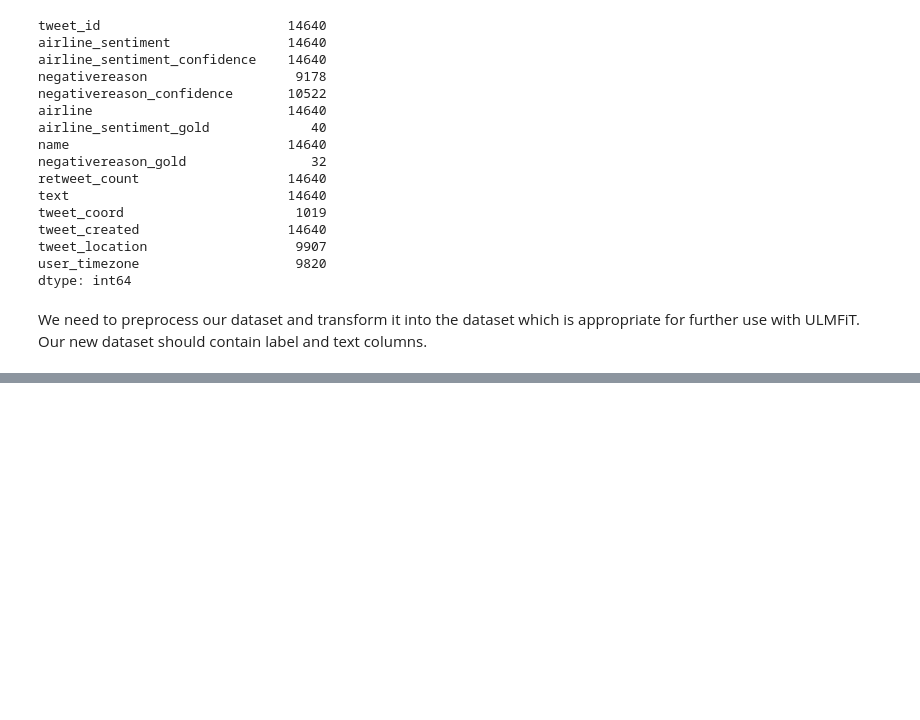
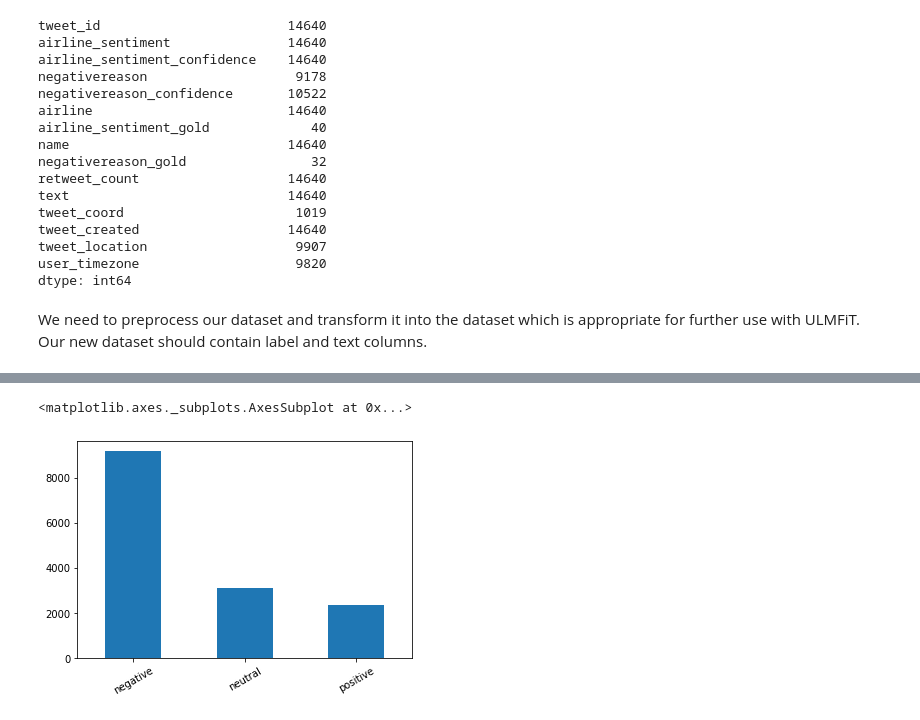
Before and after one commit to AlekseiMikhalev/Data-Science-Projects, a Jupyter notebook: ULMFiT_Twitter Sentiment Analysis.ipynb, the cells around one changed output, grey strips where cells are left out. Saved outputs shown, nothing was run; the diff lists cells and outputs as text; code cells hidden in the pictures; blank space fills up the shorter version.

```diff
--- a/ULMFiT_Twitter Sentiment Analysis.ipynb
+++ b/ULMFiT_Twitter Sentiment Analysis.ipynb
@@ -73,3 +66,9 @@ new_tweet.head()
 # %%
 # Save new DataFrame into csv file for the fast.ai processing
 new_tweet.to_csv(r'/content/new_tweet.csv')
+# %%
+# Plot value counts for each label in the dataset
+new_tweet['airline_sentiment'].value_counts().plot.bar(rot=30)
+# %% [output]
+<matplotlib.axes._subplots.AxesSubplot at 0x...>
+[figure, added]
```
Also changed, not shown: parts of 21 cells of this notebook.
